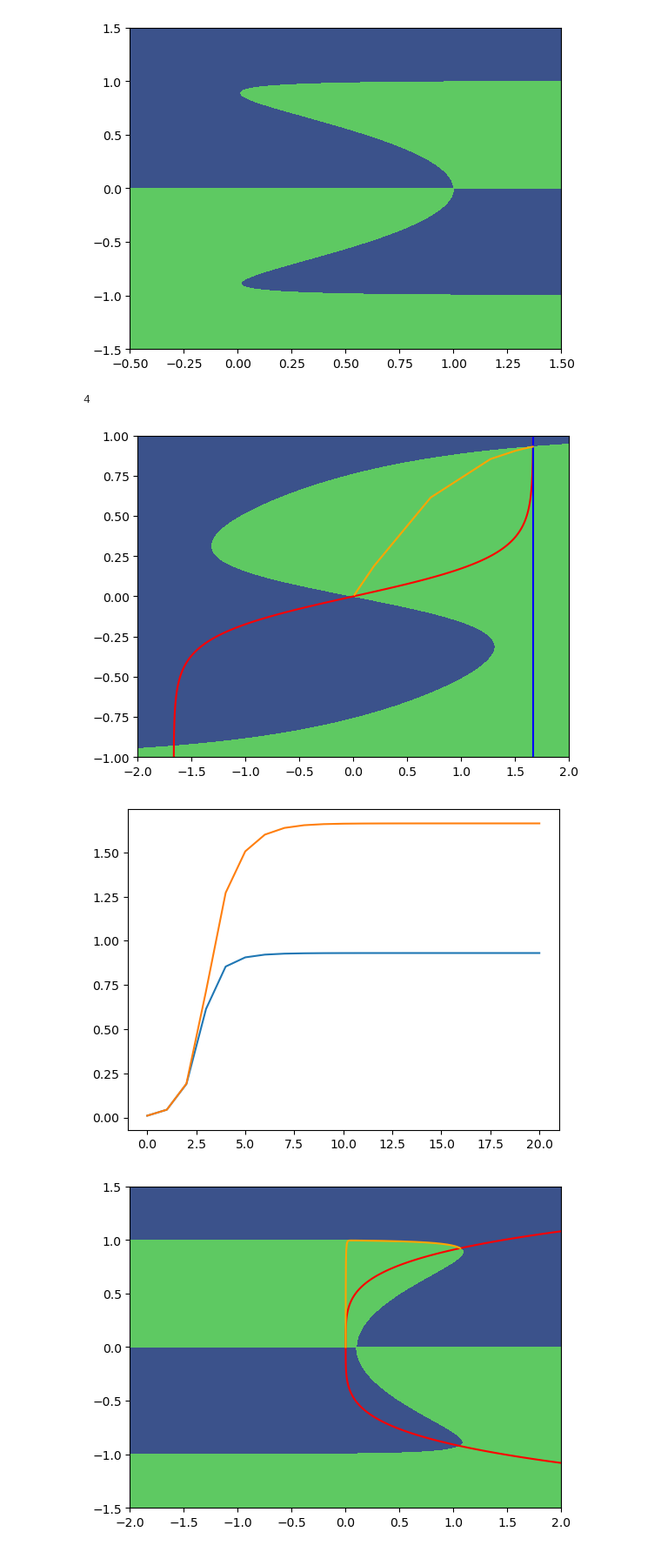
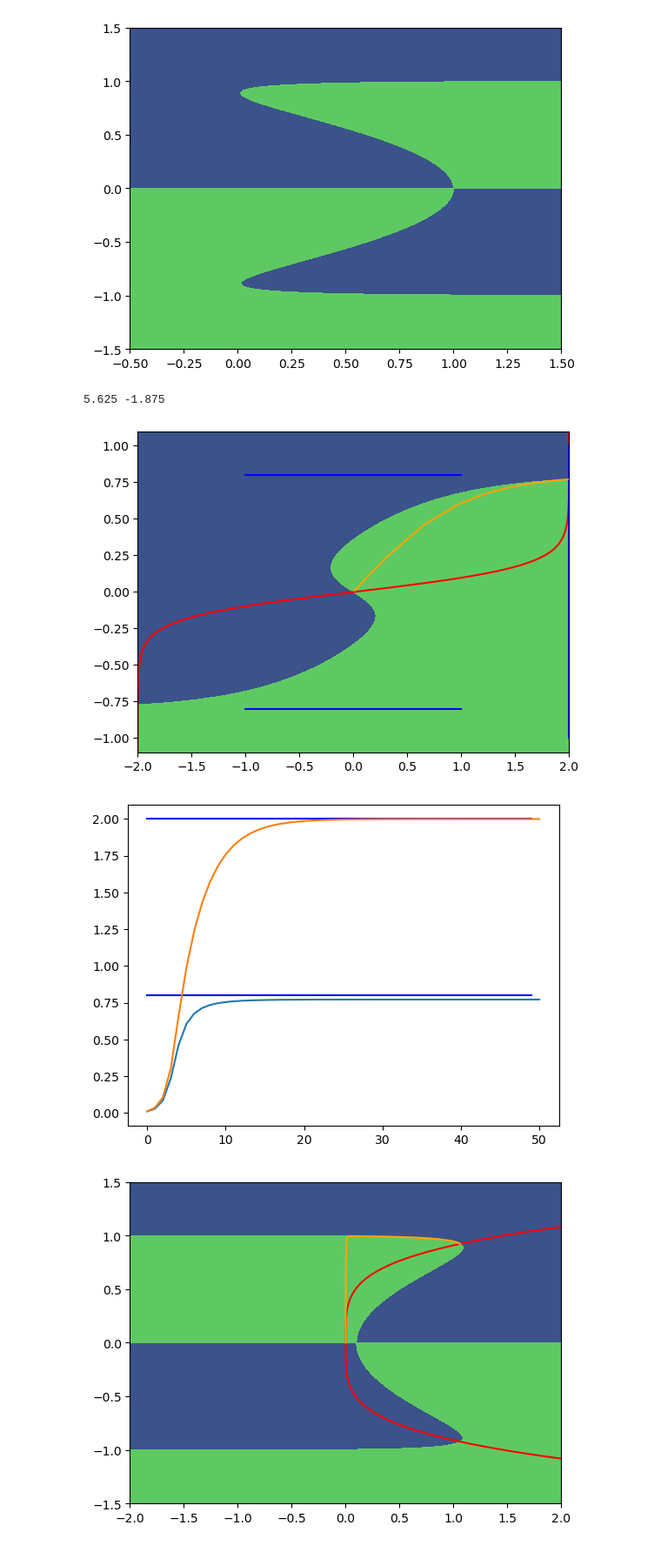
Before and after one commit to gerome-andry/RNN-dynamics, a Jupyter notebook: Analysis.ipynb, the cells around one changed output. Shown at 87% size. Drawn from its saved outputs; the diff is of its cells as text; code cells hidden in the pictures.

```diff
--- a/Analysis.ipynb
+++ b/Analysis.ipynb
@@ -42,43 +42,49 @@ plt.show()
 # %%
 # LSTM
 
 x = torch.linspace(-2, 2, 1000)
-y = torch.linspace(-1, 1, 1000)
+y = torch.linspace(-1.1, 1.1, 1000)
 
 xy_grid = torch.meshgrid(x, y, indexing="ij")
 
 x_g = xy_grid[0].T
 y_g = xy_grid[1].T.flip(0, 1)
 
 LSTM = LSTMCell()
-A = .4 # [0, 1]
-B = 1 # [0, 1]
-D = 1#0.7 # [0, 1]
-C = 4#(1-A)/(B*D) + 1 # bifurcation at (1-A)/(B*D)
-print(C)
+A = .75 # [0, 1]
+B = .5 # [0, 1]
+D = .8 # [0, 1]
+C = (1-A)/(B*D)+5# bifurcation at (1-A)/(B*D)
+print(C, -A/(D*B))
 pars = A, B, C, D
 
 ax = LSTM.phaseplane(x_g, y_g, pars, input=0)
 
 testx = torch.linspace(-1, 1, 100)
-ax.plot(1/(1-A)*torch.ones_like(testx), testx, 'blue')
+ax.plot(B*torch.tanh(torch.tensor(D*C))/(1-A)*torch.ones_like(testx), testx, 'blue')
+ax.plot(-B*torch.tanh(torch.tensor(D*C))/(1-A)*torch.ones_like(testx), testx, 'blue')
 
-xt = .0*torch.randn(20)
+ax.plot(testx, -D*torch.ones_like(testx), 'blue')
+ax.plot(testx, D*torch.ones_like(testx), 'blue')
+
+xt = .0*torch.randn(50)
 h0 = torch.tensor(0.01)
 s0 = torch.tensor(0.01)
 
 ht, st = LSTM.trajectory(h0, s0, pars, xt)
 ax.plot(st, ht, 'orange')
 plt.show()
 
 # plt.plot(xt)
+plt.plot(B*torch.tanh(torch.tensor(D*C))/(1-A)*torch.ones_like(xt), 'blue')
+plt.plot(D*torch.ones_like(xt), 'blue')
 plt.plot(ht)
 plt.plot(st)
 plt.show()
 # %% [output]
-4
+5.625 -1.875
-[figure, old version]
+[figure, new version]
-[figure, old version]
+[figure, new version]
 # %%
 # Flex
 
```
Also changed, not shown: parts of 1 cell of this notebook, 1 other file.
